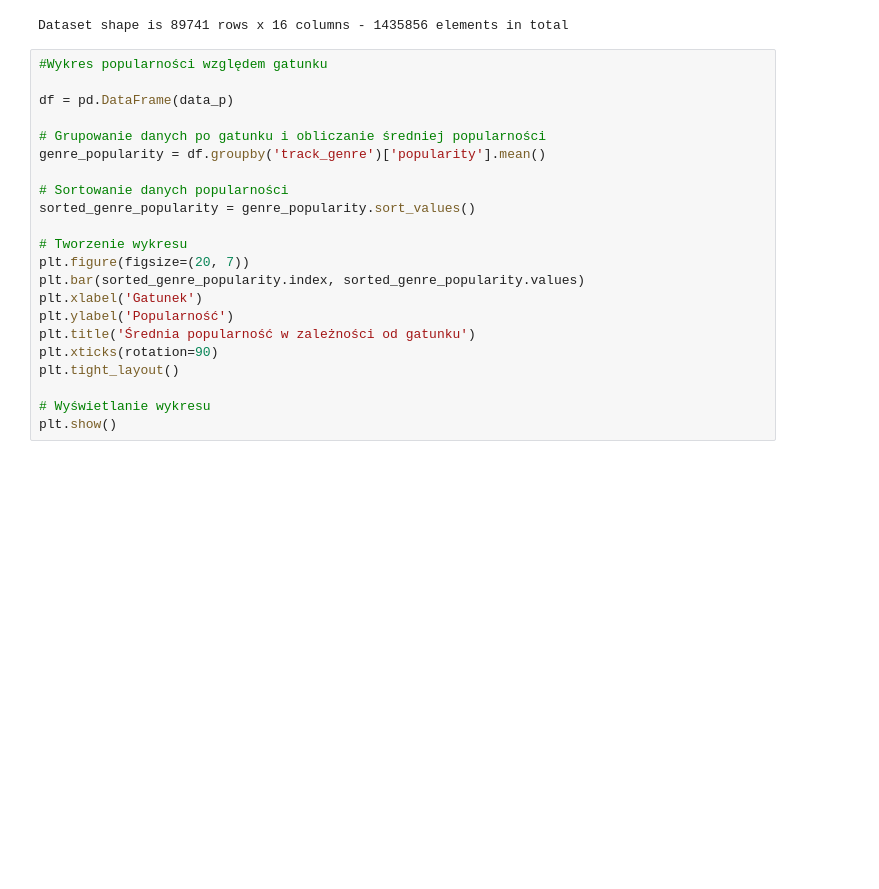
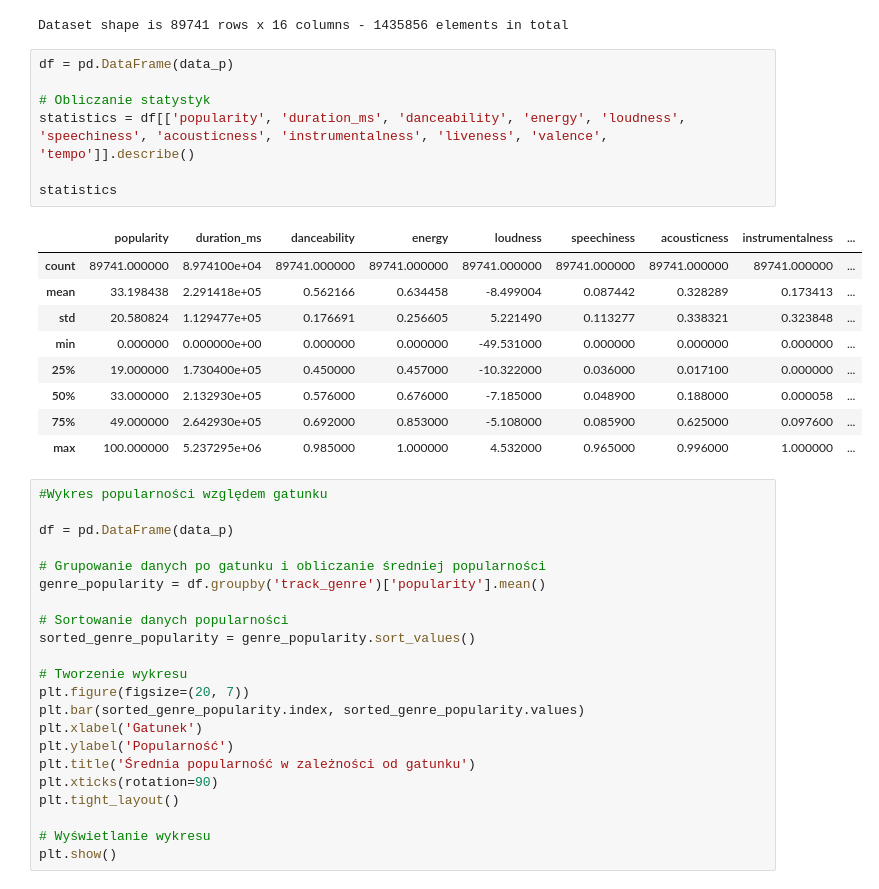
Before and after one commit to MarekPrzydanek/PythonProjekt, a Jupyter notebook: src/main.ipynb, the cells around one changed output. Drawn from its saved outputs; the diff is of its cells as text; blank space fills up the shorter version.

```diff
--- a/src/main.ipynb
+++ b/src/main.ipynb
@@ -79,6 +79,23 @@ size = data_p.size
 print(f'Dataset shape is {rows} rows x {columns} columns - {size} elements in total')
 # %% [output]
 Dataset shape is 89741 rows x 16 columns - 1435856 elements in total
+# %%
+df = pd.DataFrame(data_p)
+
+# Obliczanie statystyk
+statistics = df[['popularity', 'duration_ms', 'danceability', 'energy', 'loudness', 'speechiness', 'acousticness', 'instrumentalness', 'liveness', 'valence', 'tempo']].describe()
+
+statistics
+# %% [output]
+|  | popularity | duration_ms | danceability | energy | loudness | speechiness | acousticness | instrumentalness | ... |
+| count | 89741.000000 | 8.974100e+04 | 89741.000000 | 89741.000000 | 89741.000000 | 89741.000000 | 89741.000000 | 89741.000000 | ... |
+| mean | 33.198438 | 2.291418e+05 | 0.562166 | 0.634458 | -8.499004 | 0.087442 | 0.328289 | 0.173413 | ... |
+| std | 20.580824 | 1.129477e+05 | 0.176691 | 0.256605 | 5.221490 | 0.113277 | 0.338321 | 0.323848 | ... |
+| min | 0.000000 | 0.000000e+00 | 0.000000 | 0.000000 | -49.531000 | 0.000000 | 0.000000 | 0.000000 | ... |
+| 25% | 19.000000 | 1.730400e+05 | 0.450000 | 0.457000 | -10.322000 | 0.036000 | 0.017100 | 0.000000 | ... |
+| 50% | 33.000000 | 2.132930e+05 | 0.576000 | 0.676000 | -7.185000 | 0.048900 | 0.188000 | 0.000058 | ... |
+| 75% | 49.000000 | 2.642930e+05 | 0.692000 | 0.853000 | -5.108000 | 0.085900 | 0.625000 | 0.097600 | ... |
+| max | 100.000000 | 5.237295e+06 | 0.985000 | 1.000000 | 4.532000 | 0.965000 | 0.996000 | 1.000000 | ... |
 # %%
 #Wykres popularności względem gatunku
 
```
Also changed, not shown: parts of 3 cells of this notebook.
